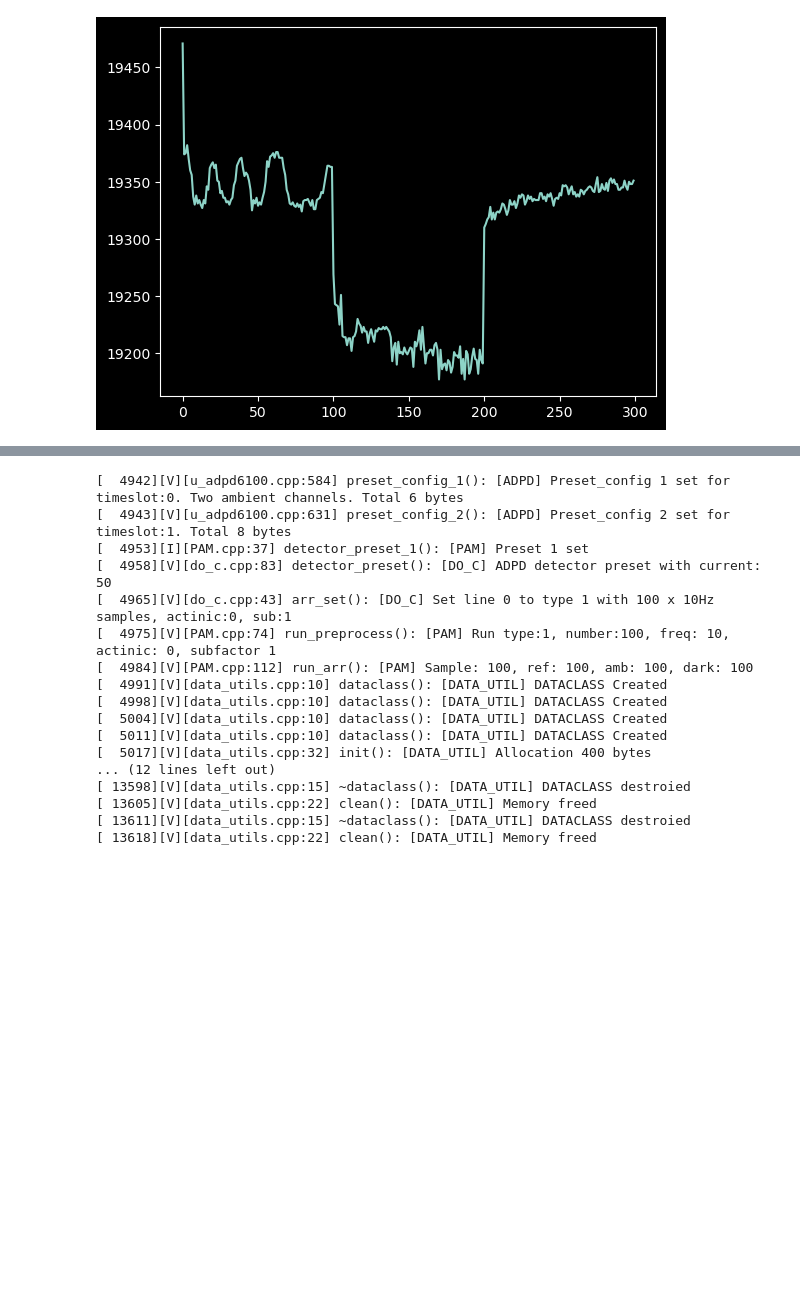
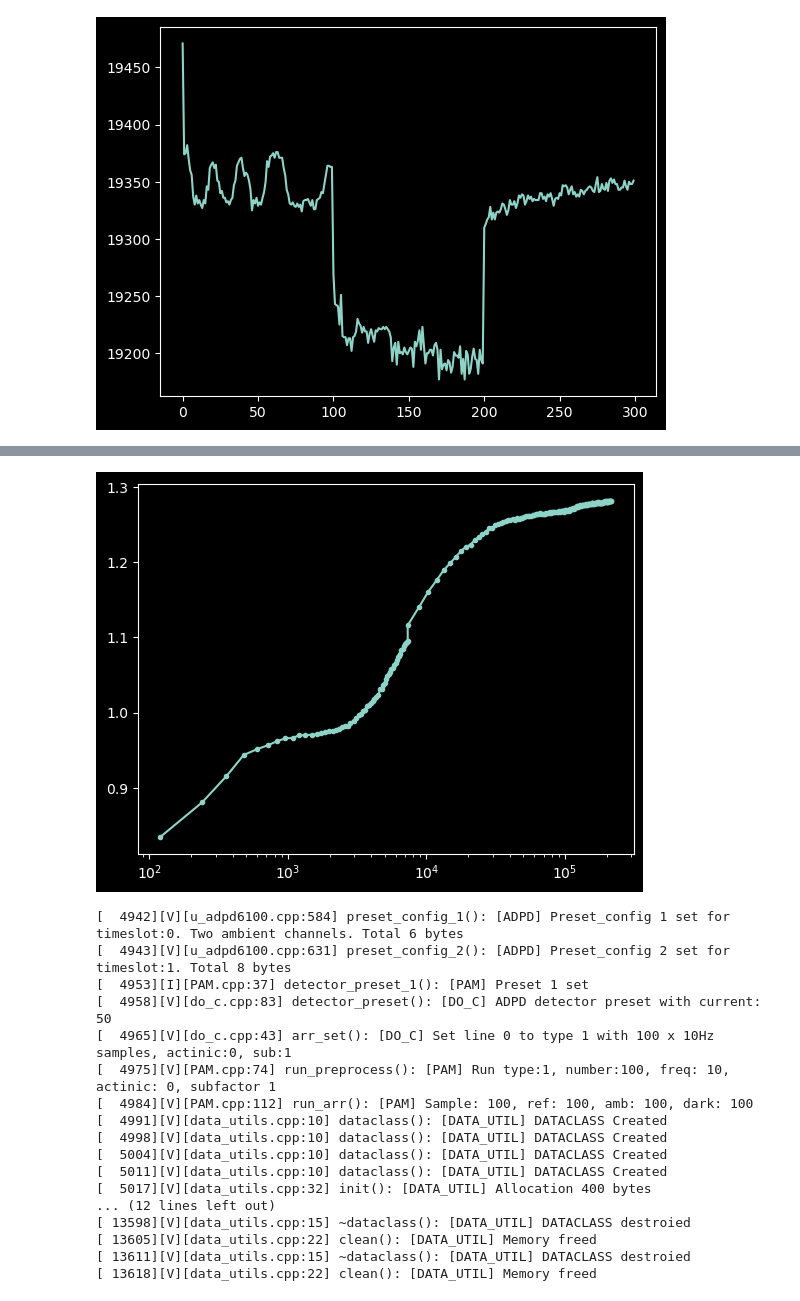
Before and after one commit to Jan-IngenHousz-Institute/ambit, a Jupyter notebook: sender.ipynb, the cells around one changed output, grey strips where cells are left out. Cells and saved outputs as stored; diff of their text form; code cells hidden in the pictures; blank space fills up the shorter version.

```diff
--- a/sender.ipynb
+++ b/sender.ipynb
@@ -103,3 +132,15 @@ print(outputs)
+# %%
+tl = []
+for x in range(5):
+    tl += (np.arange(12) * 120 + x * 1500).tolist()
+_z = tl[-1]
+for x in range(495):
+    tl += [x * 1500 + _z]
+# %%
+plt.plot(tl[1:200], plot_arr[1:200,0] / plot_arr[1:200,1], '.-')
+plt.xscale('log')
+# %% [output]
+[figure, added]
 # %%
 print(outputs)
 # %% [output]
```
Also changed, not shown: parts of 5 cells of this notebook, 4 other files.
